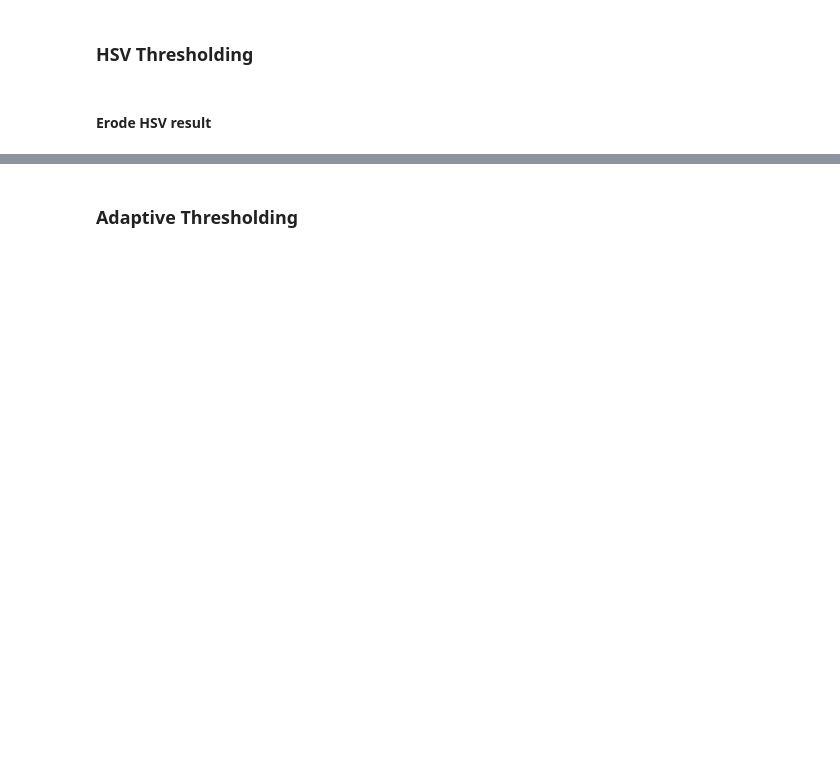
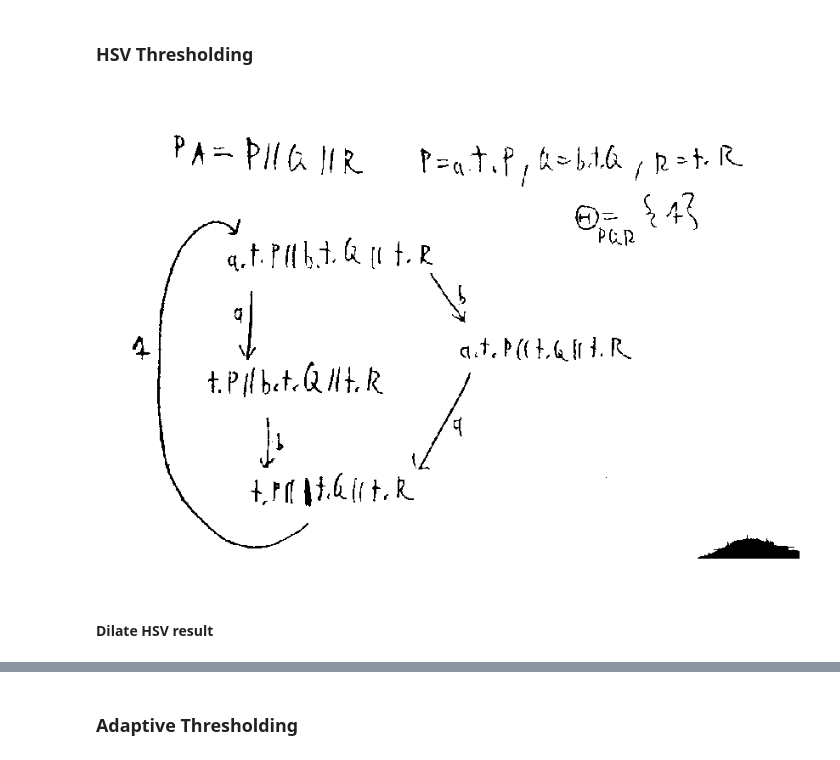
Before and after one commit to lukasbindreiter/white-brush, a Jupyter notebook: notebooks/Background Extraction.ipynb, the cells around one changed output, grey strips where cells are left out. Cells and saved outputs as stored; diff of their text form; code cells hidden in the pictures; blank space fills up the shorter version.

```diff
--- a/notebooks/Background Extraction.ipynb
+++ b/notebooks/Background Extraction.ipynb
@@ -28,8 +32,9 @@ show_img(img)
 # %% [markdown]
 ### HSV Thresholding
 # %%
-bg_colors = extract_background_colors(img, thresh=0.2)
-hsv_thresh = hsv_distance_threshold(img, bg_colors)
+hsv_thresh = hsv_distance_threshold(img)
 show_img(hsv_thresh)
+# %% [output]
+[figure, added]
 # %% [markdown]
-#### Erode HSV result
+#### Dilate HSV result
```
Also changed, not shown: parts of 15 cells of this notebook, 12 other files.
